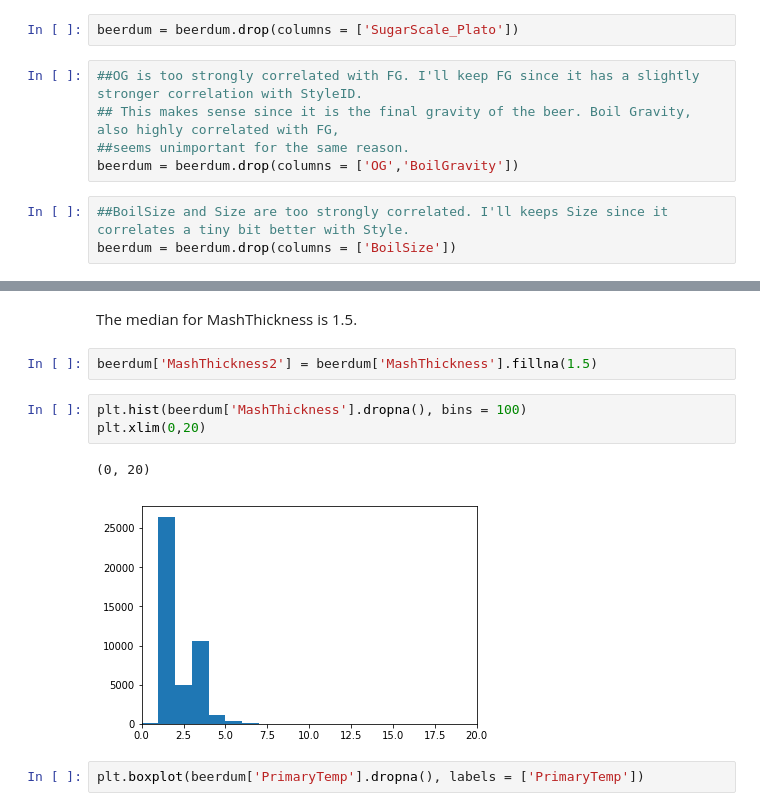
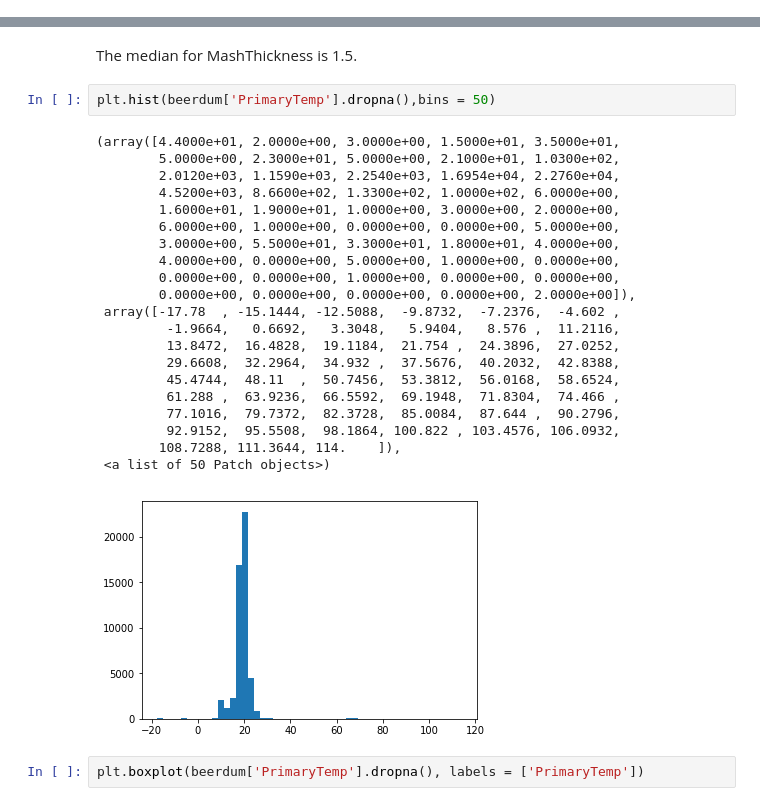
Before and after one commit to maymag/ds_projects, a Jupyter notebook: beer_recipes/beer.ipynb, the cells around one changed output, grey strips where cells are left out. Cells and saved outputs as stored; diff of their text form.

```diff
--- a/beer_recipes/beer.ipynb
+++ b/beer_recipes/beer.ipynb
@@ -170,10 +172,0 @@ I don't need Sugarscale_Plato. It is binary and is strongly positively correlate
-# %%
-beerdum = beerdum.drop(columns = ['SugarScale_Plato'])
-# %%
-##OG is too strongly correlated with FG. I'll keep FG since it has a slightly stronger correlation with StyleID.
-## This makes sense since it is the final gravity of the beer. Boil Gravity, also highly correlated with FG,
-##seems unimportant for the same reason.
-beerdum = beerdum.drop(columns = ['OG','BoilGravity'])
-# %%
-##BoilSize and Size are too strongly correlated. I'll keeps Size since it correlates a tiny bit better with Style.
-beerdum = beerdum.drop(columns = ['BoilSize'])
@@ -217,14 +198,30 @@ np.median(beerdum['MashThickness'].dropna())
 1.5
 # %% [markdown]
 The median for MashThickness is 1.5.
-# %%
-beerdum['MashThickness2'] = beerdum['MashThickness'].fillna(1.5)
 # %%
-plt.hist(beerdum['MashThickness'].dropna(), bins = 100)
-plt.xlim(0,20)
+plt.hist(beerdum['PrimaryTemp'].dropna(),bins = 50)
 # %% [output]
-(0, 20)
+(array([4.4000e+01, 2.0000e+00, 3.0000e+00, 1.5000e+01, 3.5000e+01,
+        5.0000e+00, 2.3000e+01, 5.0000e+00, 2.1000e+01, 1.0300e+02,
+        2.0120e+03, 1.1590e+03, 2.2540e+03, 1.6954e+04, 2.2760e+04,
+        4.5200e+03, 8.6600e+02, 1.3300e+02, 1.0000e+02, 6.0000e+00,
+        1.6000e+01, 1.9000e+01, 1.0000e+00, 3.0000e+00, 2.0000e+00,
+        6.0000e+00, 1.0000e+00, 0.0000e+00, 0.0000e+00, 5.0000e+00,
+        3.0000e+00, 5.5000e+01, 3.3000e+01, 1.8000e+01, 4.0000e+00,
+        4.0000e+00, 0.0000e+00, 5.0000e+00, 1.0000e+00, 0.0000e+00,
+        0.0000e+00, 0.0000e+00, 1.0000e+00, 0.0000e+00, 0.0000e+00,
+        0.0000e+00, 0.0000e+00, 0.0000e+00, 0.0000e+00, 2.0000e+00]),
+ array([-17.78  , -15.1444, -12.5088,  -9.8732,  -7.2376,  -4.602 ,
+         -1.9664,   0.6692,   3.3048,   5.9404,   8.576 ,  11.2116,
+         13.8472,  16.4828,  19.1184,  21.754 ,  24.3896,  27.0252,
+         29.6608,  32.2964,  34.932 ,  37.5676,  40.2032,  42.8388,
+         45.4744,  48.11  ,  50.7456,  53.3812,  56.0168,  58.6524,
+         61.288 ,  63.9236,  66.5592,  69.1948,  71.8304,  74.466 ,
+         77.1016,  79.7372,  82.3728,  85.0084,  87.644 ,  90.2796,
+         92.9152,  95.5508,  98.1864, 100.822 , 103.4576, 106.0932,
+        108.7288, 111.3644, 114.    ]),
+ <a list of 50 Patch objects>)
-[figure, old version]
+[figure, new version]
 # %%
 plt.boxplot(beerdum['PrimaryTemp'].dropna(), labels = ['PrimaryTemp'])
 # %% [output]
```
Also changed, not shown: parts of 41 cells of this notebook.
